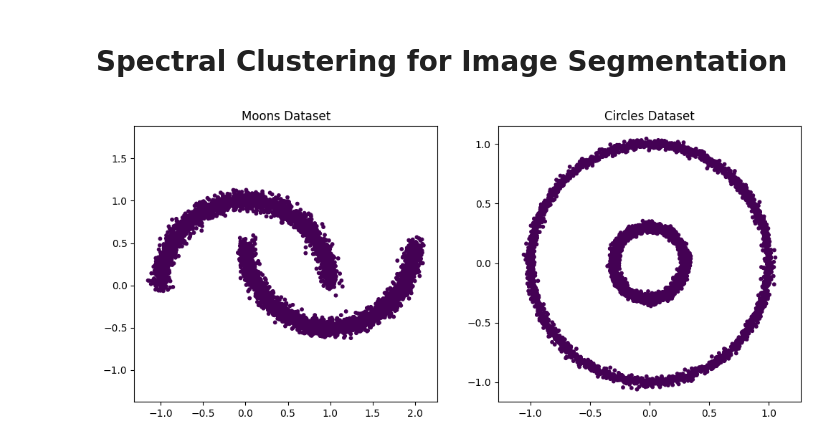
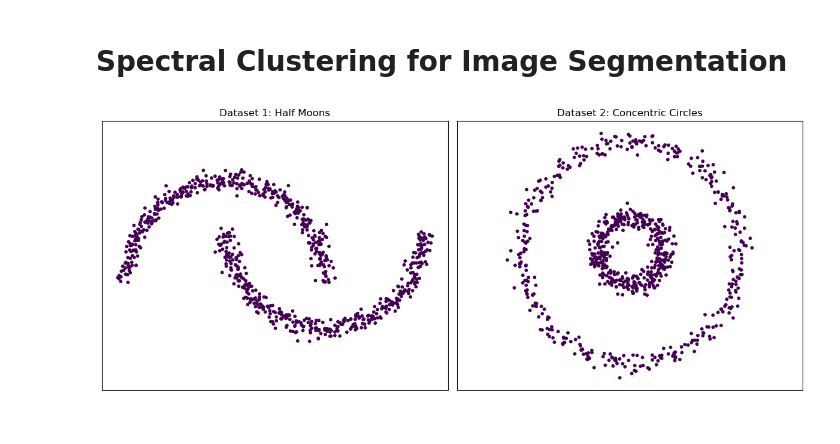
Before and after one commit to giorgiozoccatelli/ComputationalLinearAlgebra, a Jupyter notebook: SpectralClustering/SpectralClustering.ipynb, the cells around one changed output. Cells and saved outputs as stored; diff of their text form; code cells hidden in the pictures.

```diff
--- a/SpectralClustering/SpectralClustering.ipynb
+++ b/SpectralClustering/SpectralClustering.ipynb
@@ -1,35 +1,39 @@
 # %% [markdown]
 # Spectral Clustering for Image Segmentation
-# %%
-import numpy as np
-import matplotlib.pyplot as plt
-from sklearn.datasets import make_moons, make_circles, make_blobs
-from sklearn.cluster import KMeans, DBSCAN
-from sklearn.metrics import pairwise_distances
-from sklearn.neighbors import kneighbors_graph
-from scipy import sparse
-from scipy.sparse.linalg import eigsh
-from sklearn.metrics.pairwise import rbf_kernel
-from sklearn.preprocessing import StandardScaler
-
-n_samples = 5000
-random_state = 42
-
-
-X_moons, y_moons = make_moons(n_samples=n_samples, noise=0.05, random_state=random_state)
-X_circles, y_circles = make_circles(n_samples=n_samples, factor=0.3, noise=0.02, random_state=random_state)
-
-def plot_clusters(X, labels, title):
-    plt.scatter(X[:, 0], X[:, 1], c=labels, s=10, cmap='viridis')
-    plt.title(title)
-    plt.axis('equal')
-
-plt.figure(figsize=(12, 5))
-plt.subplot(1, 2, 1); plot_clusters(X_moons, np.zeros(n_samples), "Moons Dataset")
-plt.subplot(1, 2, 2); plot_clusters(X_circles, np.zeros(n_samples), "Circles Dataset")
-plt.show()
-# %% [output]
-[figure, removed]
+# %%
+import numpy as np
+import matplotlib.pyplot as plt
+import time
+from scipy.linalg import pinv, eigh
+from sklearn.datasets import make_moons, make_circles
+from sklearn.neighbors import NearestNeighbors
+from sklearn.cluster import KMeans, SpectralClustering
+from sklearn.metrics import pairwise_distances, adjusted_rand_score
+from sklearn.metrics.pairwise import rbf_kernel
+from sklearn.preprocessing import StandardScaler
+
+n_samples = 800
+random_state = 42
+
+X_moons, y_moons = make_moons(n_samples=n_samples, noise=0.05, random_state=random_state)
+X_circles, y_circles = make_circles(n_samples=n_samples, factor=0.3, noise=0.05, random_state=random_state)
+
+def plot_clusters(X, labels, title):
+    plt.scatter(X[:, 0], X[:, 1], c=labels, s=10, cmap='viridis')
+    plt.title(title)
+    plt.axis('equal')
+    plt.xticks([])
+    plt.yticks([])
+
+plt.figure(figsize=(12, 5))
+plt.subplot(1, 2, 1)
+plot_clusters(X_moons, np.zeros(n_samples), "Dataset 1: Half Moons")
+plt.subplot(1, 2, 2)
+plot_clusters(X_circles, np.zeros(n_samples), "Dataset 2: Concentric Circles")
+plt.tight_layout()
+plt.show()
+# %% [output]
+[figure, added]
 # %%
 kmeans_moons = KMeans(n_clusters=2, random_state=random_state).fit(X_moons)
 kmeans_circles = KMeans(n_clusters=2, random_state=random_state).fit(X_circles)
```
Also changed, not shown: parts of 4 cells of this notebook.
